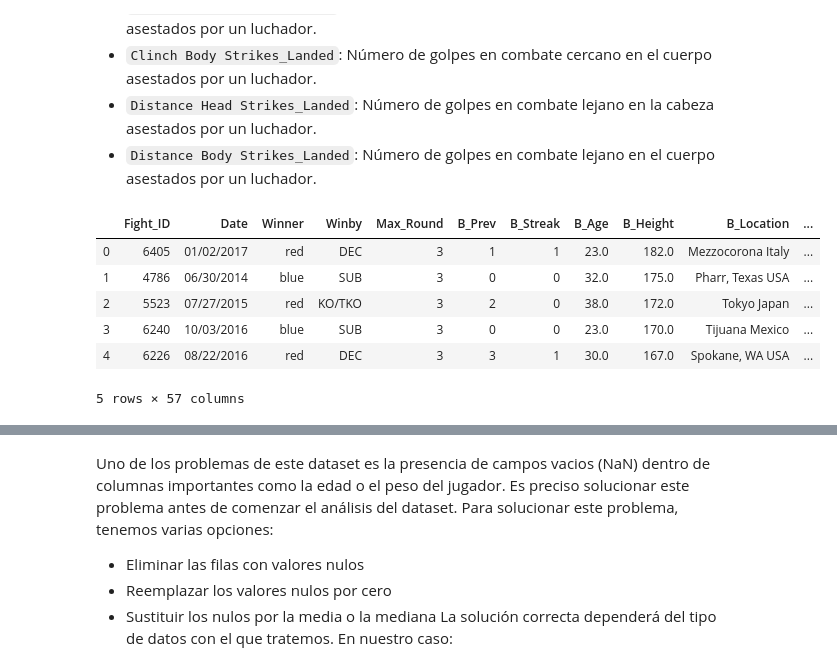
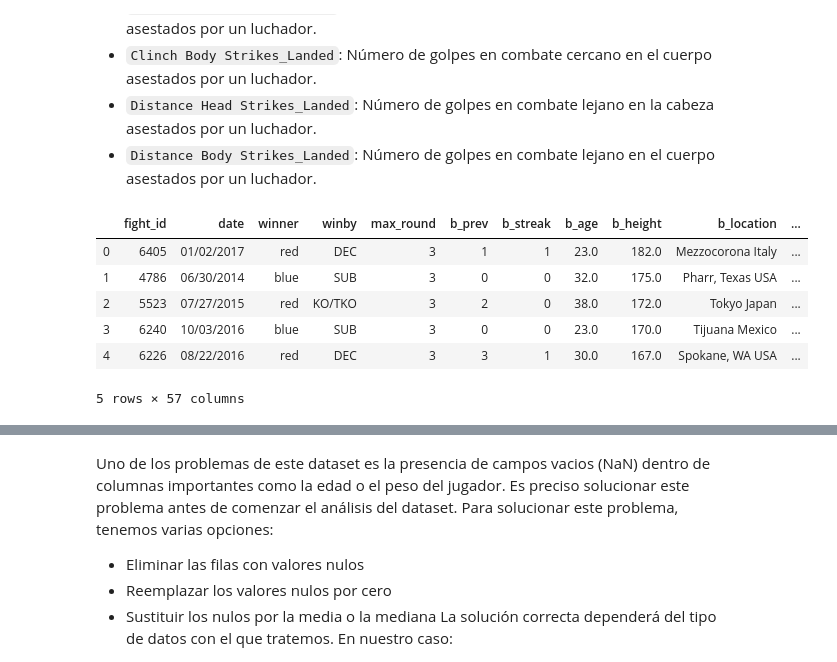
Before and after one commit to aliciavzarco/Python-1-UFC, a Jupyter notebook: UFC Fights.ipynb, the cells around one changed output, grey strips where cells are left out. Cells and saved outputs as stored; diff of their text form; code cells hidden in the pictures.

```diff
--- a/UFC Fights.ipynb
+++ b/UFC Fights.ipynb
@@ -74,57 +74,58 @@ Observando el nombre de las columnas, en función del color del luchador, selecc
 # %%
 #Seleccionamos las columnas relevantes
 ufc2 = ufc[['Fight_ID', 'Date', 'winner', 'winby', 'Max_round',
            'BPrev', 'BStreak', 'B_Age', 'B_Height', 'B_Location', 'B_HomeTown',
            'B__Round1_Strikes_Clinch Body Strikes_Landed','B__Round1_Strikes_Clinch Head Strikes_Landed',
            'B__Round1_Strikes_Distance Body Strikes_Landed', 'B__Round1_Strikes_Distance Head Strikes_Landed',
            'B__Round2_Strikes_Clinch Body Strikes_Landed','B__Round2_Strikes_Clinch Head Strikes_Landed',
            'B__Round2_Strikes_Distance Body Strikes_Landed', 'B__Round2_Strikes_Distance Head Strikes_Landed',
            'B__Round3_Strikes_Clinch Body Strikes_Landed','B__Round3_Strikes_Clinch Head Strikes_Landed',
            'B__Round3_Strikes_Distance Body Strikes_Landed', 'B__Round3_Strikes_Distance Head Strikes_Landed',
            'B__Round4_Strikes_Clinch Body Strikes_Landed','B__Round4_Strikes_Clinch Head Strikes_Landed',
            'B__Round4_Strikes_Distance Body Strikes_Landed', 'B__Round4_Strikes_Distance Head Strikes_Landed',
            'B__Round5_Strikes_Clinch Body Strikes_Landed','B__Round5_Strikes_Clinch Head Strikes_Landed',
            'B__Round5_Strikes_Distance Body Strikes_Landed', 'B__Round5_Strikes_Distance Head Strikes_Landed',
-           'RPrev', 'RStreak', 'R_Age','R_Height','R_Location', 'R_HomeTown',
+           'RPrev', 'RStreak', 'R_Age','R_Height', 'R_Location', 'R_HomeTown',
            'R__Round1_Strikes_Clinch Body Strikes_Landed','R__Round1_Strikes_Clinch Head Strikes_Landed',
            'R__Round1_Strikes_Distance Body Strikes_Landed', 'R__Round1_Strikes_Distance Head Strikes_Landed',
            'R__Round2_Strikes_Clinch Body Strikes_Landed','R__Round2_Strikes_Clinch Head Strikes_Landed',
            'R__Round2_Strikes_Distance Body Strikes_Landed', 'R__Round2_Strikes_Distance Head Strikes_Landed',
            'R__Round3_Strikes_Clinch Body Strikes_Landed','R__Round3_Strikes_Clinch Head Strikes_Landed',
            'R__Round3_Strikes_Distance Body Strikes_Landed', 'R__Round3_Strikes_Distance Head Strikes_Landed',
            'R__Round4_Strikes_Clinch Body Strikes_Landed','R__Round4_Strikes_Clinch Head Strikes_Landed',
            'R__Round4_Strikes_Distance Body Strikes_Landed', 'R__Round4_Strikes_Distance Head Strikes_Landed',
            'R__Round5_Strikes_Clinch Body Strikes_Landed','R__Round5_Strikes_Clinch Head Strikes_Landed',
            'R__Round5_Strikes_Distance Body Strikes_Landed', 'R__Round5_Strikes_Distance Head Strikes_Landed'
           ]]
+
 #Cambiamos el nombre de LAS columnas, para que todas sigan un formato parecido y sea más fácil su manejo
-ufc2.columns = ['Fight_ID', 'Date', 'Winner', 'Winby', 'Max_Round',
-                'B_Prev', 'B_Streak', 'B_Age', 'B_Height', 'B_Location', 'B_HomeTown',
-                'B_Round1_Strikes_Clinch_Body','B_Round1_Strikes_Clinch_Head',
-                'B_Round1_Strikes_Distance_Body', 'B_Round1_Strikes_Distance_Head',
-                'B_Round2_Strikes_Clinch_Body','B_Round2_Strikes_Clinch_Head',
-                'B_Round2_Strikes_Distance_Body', 'B_Round2_Strikes_Distance_Head',
-                'B_Round3_Strikes_Clinch_Body','B_Round3_Strikes_Clinch_Head',
-                'B_Round3_Strikes_Distance_Body', 'B_Round3_Strikes_Distance_Head',
-                'B_Round4_Strikes_Clinch_Body','B_Round4_Strikes_Clinch_Head',
-                'B_Round4_Strikes_Distance_Body', 'B_Round4_Strikes_Distance_Head',
-                'B_Round5_Strikes_Clinch_Body','B_Round5_Strikes_Clinch_Head',
-                'B_Round5_Strikes_Distance_Body', 'B_Round5_Strikes_Distance_Head',
-                'R_Prev', 'R_Streak', 'R_Age', 'R_Height', 'R_Location', 'R_HomeTown',
-                'R_Round1_Strikes_Clinch_Body','R_Round1_Strikes_Clinch_Head',
-                'R_Round1_Strikes_Distance_Body', 'R_Round1_Strikes_Distance_Head',
-                'R_Round2_Strikes_Clinch_Body','R_Round2_Strikes_Clinch_Head',
-                'R_Round2_Strikes_Distance_Body', 'R_Round2_Strikes_Distance_Head',
-                'R_Round3_Strikes_Clinch_Body','R_Round3_Strikes_Clinch_Head',
-                'R_Round3_Strikes_Distance_Body', 'R_Round3_Strikes_Distance_Head',
-                'R_Round4_Strikes_Clinch_Body','R_Round4_Strikes_Clinch_Head',
-                'R_Round4_Strikes_Distance_Body', 'R_Round4_Strikes_Distance_Head',
-                'R_Round5_Strikes_Clinch_Body','R_Round5_Strikes_Clinch_Head',
-                'R_Round5_Strikes_Distance_Body', 'R_Round5_Strikes_Distance_Head'
+ufc2.columns = ['fight_id', 'date', 'winner', 'winby', 'max_round',
+                'b_prev', 'b_streak', 'b_age', 'b_height', 'b_location', 'b_hometown',
+                'b_round1_strikes_clinch_body','b_round1_strikes_clinch_head',
+                'b_round1_strikes_distance_body', 'b_round1_strikes_distance_head',
+                'b_round2_strikes_clinch_body','b_round2_strikes_clinch_head',
+                'b_round2_strikes_distance_body', 'b_round2_strikes_distance_head',
+                'b_round3_strikes_clinch_body','b_round3_strikes_clinch_head',
+                'b_round3_strikes_distance_body', 'b_round3_strikes_distance_head',
+                'b_round4_strikes_clinch_body','b_round4_strikes_clinch_head',
+                'b_round4_strikes_distance_body', 'b_round4_strikes_distance_head',
+                'b_round5_strikes_clinch_body','b_round5_strikes_clinch_head',
+                'b_round5_strikes_distance_body', 'b_round5_strikes_distance_head',
+                'r_prev', 'r_streak', 'r_age', 'r_height', 'r_location', 'r_hometown',
+                'r_round1_strikes_clinch_body','r_round1_strikes_clinch_head',
+                'r_round1_strikes_distance_body', 'r_round1_strikes_distance_head',
+                'r_round2_strikes_clinch_body','r_round2_strikes_clinch_head',
+                'r_round2_strikes_distance_body', 'r_round2_strikes_distance_head',
+                'r_round3_strikes_clinch_body','r_round3_strikes_clinch_head',
+                'r_round3_strikes_distance_body', 'r_round3_strikes_distance_head',
+                'r_round4_strikes_clinch_body','r_round4_strikes_clinch_head',
+                'r_round4_strikes_distance_body', 'r_round4_strikes_distance_head',
+                'r_round5_strikes_clinch_body','r_round5_strikes_clinch_head',
+                'r_round5_strikes_distance_body', 'r_round5_strikes_distance_head'
            ]
 ufc2.head()
 # %% [output]
-|  | Fight_ID | Date | Winner | Winby | Max_Round | B_Prev | B_Streak | B_Age | B_Height | B_Location | ... |
+|  | fight_id | date | winner | winby | max_round | b_prev | b_streak | b_age | b_height | b_location | ... |
 | 0 | 6405 | 01/02/2017 | red | DEC | 3 | 1 | 1 | 23.0 | 182.0 | Mezzocorona Italy | ... |
 | 1 | 4786 | 06/30/2014 | blue | SUB | 3 | 0 | 0 | 32.0 | 175.0 | Pharr, Texas USA | ... |
 | 2 | 5523 | 07/27/2015 | red | KO/TKO | 3 | 2 | 0 | 38.0 | 172.0 | Tokyo Japan | ... |
```
Also changed, not shown: parts of 20 cells of this notebook.
